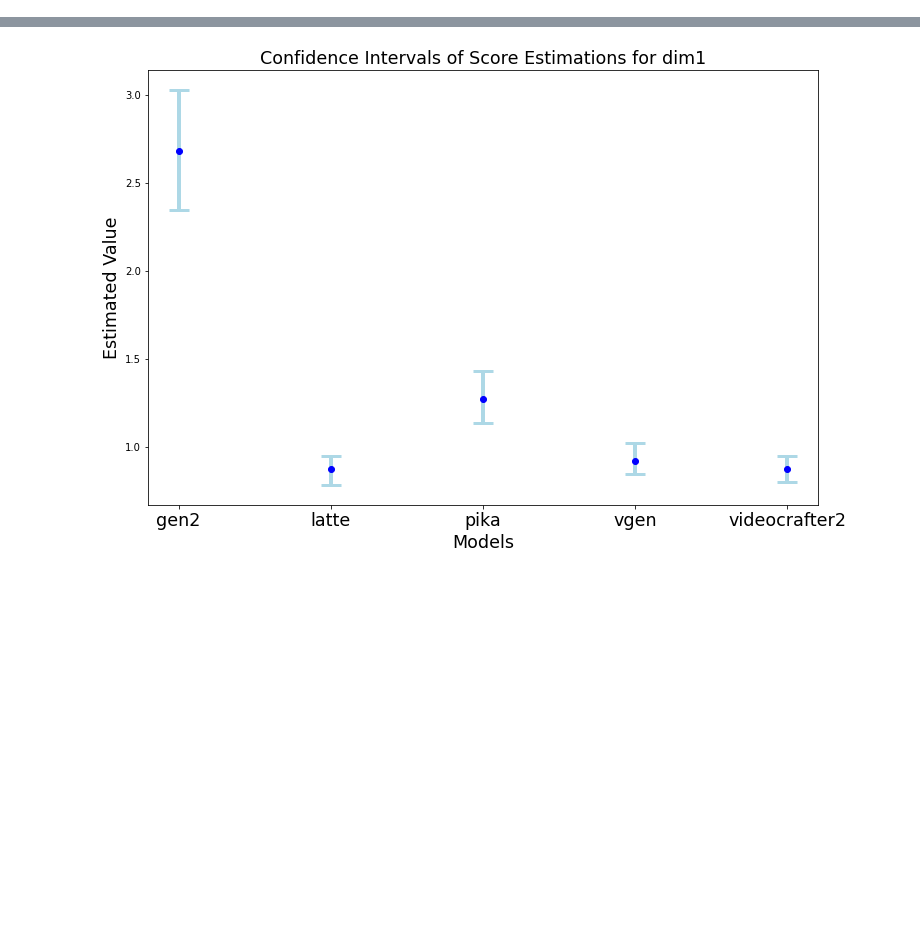
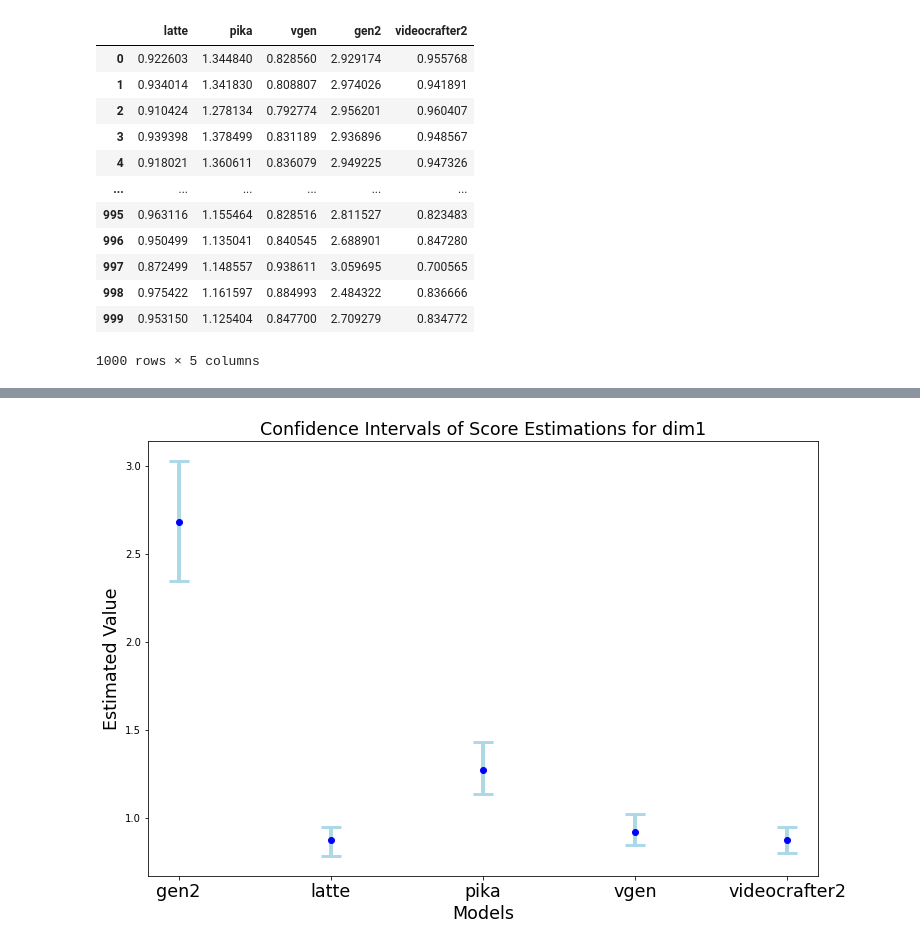
Before and after one commit to ztlmememe/humeval, a Jupyter notebook: bs_analysis.ipynb, the cells around one changed output, grey strips where cells are left out. Cells and saved outputs as stored; diff of their text form; code cells hidden in the pictures; blank space fills up the shorter version.

```diff
--- a/bs_analysis.ipynb
+++ b/bs_analysis.ipynb
@@ -6,10 +7,29 @@ import os
 # %%
 bs_results = []
 bs_result_path = 'data/bs_result/bs_result_'
 
+
 for i in range(1, 7):
     dim_result = pd.read_csv(bs_result_path + str(i) + ' (1).csv')
+
+
     CIs = np.percentile(dim_result, [2.5, 97.5], axis=0)
     means = np.mean(dim_result, axis=0)
     bs_result = pd.DataFrame({'mean': means, 'lower': CIs[0], 'upper': CIs[1]})
     bs_results.append(bs_result)
+
+dim_result
+# %% [output]
+|  | latte | pika | vgen | gen2 | videocrafter2 |
+| 0 | 0.922603 | 1.344840 | 0.828560 | 2.929174 | 0.955768 |
+| 1 | 0.934014 | 1.341830 | 0.808807 | 2.974026 | 0.941891 |
+| 2 | 0.910424 | 1.278134 | 0.792774 | 2.956201 | 0.960407 |
+| 3 | 0.939398 | 1.378499 | 0.831189 | 2.936896 | 0.948567 |
+| 4 | 0.918021 | 1.360611 | 0.836079 | 2.949225 | 0.947326 |
+| ... | ... | ... | ... | ... | ... |
+| 995 | 0.963116 | 1.155464 | 0.828516 | 2.811527 | 0.823483 |
+| 996 | 0.950499 | 1.135041 | 0.840545 | 2.688901 | 0.847280 |
+| 997 | 0.872499 | 1.148557 | 0.938611 | 3.059695 | 0.700565 |
+| 998 | 0.975422 | 1.161597 | 0.884993 | 2.484322 | 0.836666 |
+| 999 | 0.953150 | 1.125404 | 0.847700 | 2.709279 | 0.834772 |
+1000 rows × 5 columns
```
Also changed, not shown: parts of 6 cells of this notebook, 1 other file.
